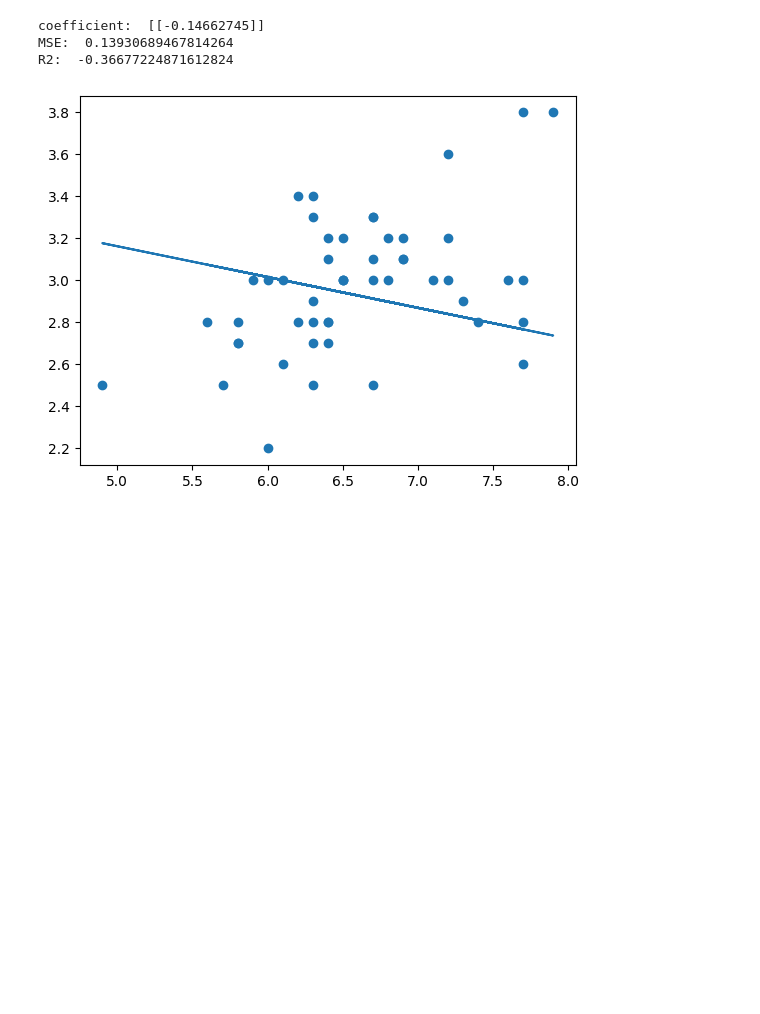
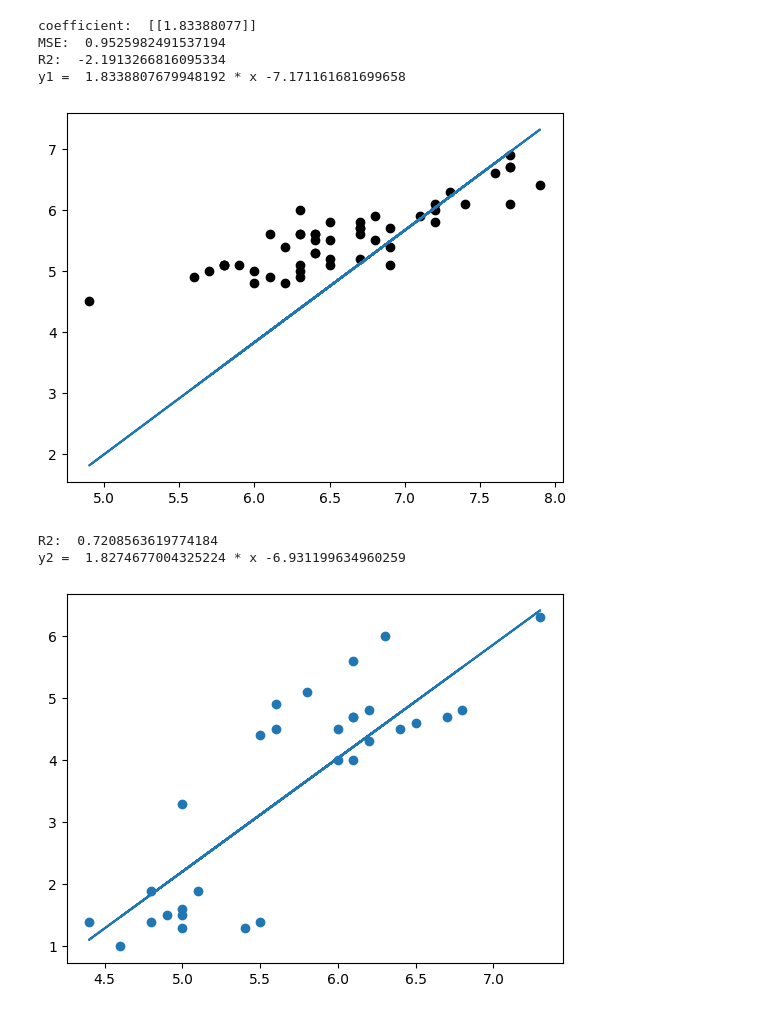
Before and after one commit to explorerNW/ML-python, a Jupyter notebook: scikit-learn.ipynb, the cells around one changed output. Saved outputs shown, nothing was run; the diff lists cells and outputs as text; code cells hidden in the pictures; blank space fills up the shorter version.

Commit message:
feat(003): sklearn - linear regression

```diff
--- a/scikit-learn.ipynb
+++ b/scikit-learn.ipynb
@@ -1,34 +1,58 @@
 # %%
 import os
 from matplotlib import pyplot as plt
 import pandas as pd
 from sklearn.model_selection import train_test_split
 from sklearn.linear_model import LinearRegression
 from sklearn.metrics import accuracy_score, mean_squared_error, r2_score
+from sklearn.linear_model import Ridge
 
 file_path = os.path.join(os.getcwd(), 'iris.data')
 df = pd.read_csv(file_path, header=None, encoding='utf-8')
+df.tail()
 X_train = df.iloc[0:100, [0]]
 X_test = df.iloc[100: 150, [0]]
-y_train = df.iloc[0:100, [1]]
-y_test = df.iloc[100:150, [1]]
+y_train = df.iloc[0:100, [2]]
+y_test = df.iloc[100:150, [2]]
 
 reg = LinearRegression()
 reg.fit(X_train, y_train)
 
 y_pred = reg.predict(X_test)
 
 print('coefficient: ', reg.coef_)
 MSE = mean_squared_error(y_test, y_pred)
 print('MSE: ', MSE)
 R2 = r2_score(y_test, y_pred)
 print('R2: ', R2)
 
+print('y1 = ', reg.coef_[0][0], '* x', reg.intercept_[0])
+
+plt.scatter(X_test, y_test, c="black")
+plt.plot(X_test, y_pred)
+plt.show()
+
+X = df.iloc[0:150, [0]]
+y = df.iloc[0:150, [2]]
+
+X_train, X_test, y_train, y_test = train_test_split(X,y ,random_state=0, test_size=.2)
+reg = Ridge(alpha=.5, solver='auto')
+reg.fit(X_train, y_train)
+y_pred = reg.predict(X_test)
+print('R2: ', r2_score(y_test, y_pred))
+
+print('y2 = ', reg.coef_[0][0], '* x', reg.intercept_[0])
+
 plt.scatter(X_test, y_test)
 plt.plot(X_test, y_pred)
+
 plt.show()
 # %% [output]
-coefficient:  [[-0.14662745]]
-MSE:  0.13930689467814264
-R2:  -0.36677224871612824
+coefficient:  [[1.83388077]]
+MSE:  0.9525982491537194
+R2:  -2.1913266816095334
+y1 =  1.8338807679948192 * x -7.171161681699658
-[figure, old version]
+[figure, new version]
+R2:  0.7208563619774184
+y2 =  1.8274677004325224 * x -6.931199634960259
+[figure, added]
```
Also changed, not shown: parts of 2 cells of this notebook.
